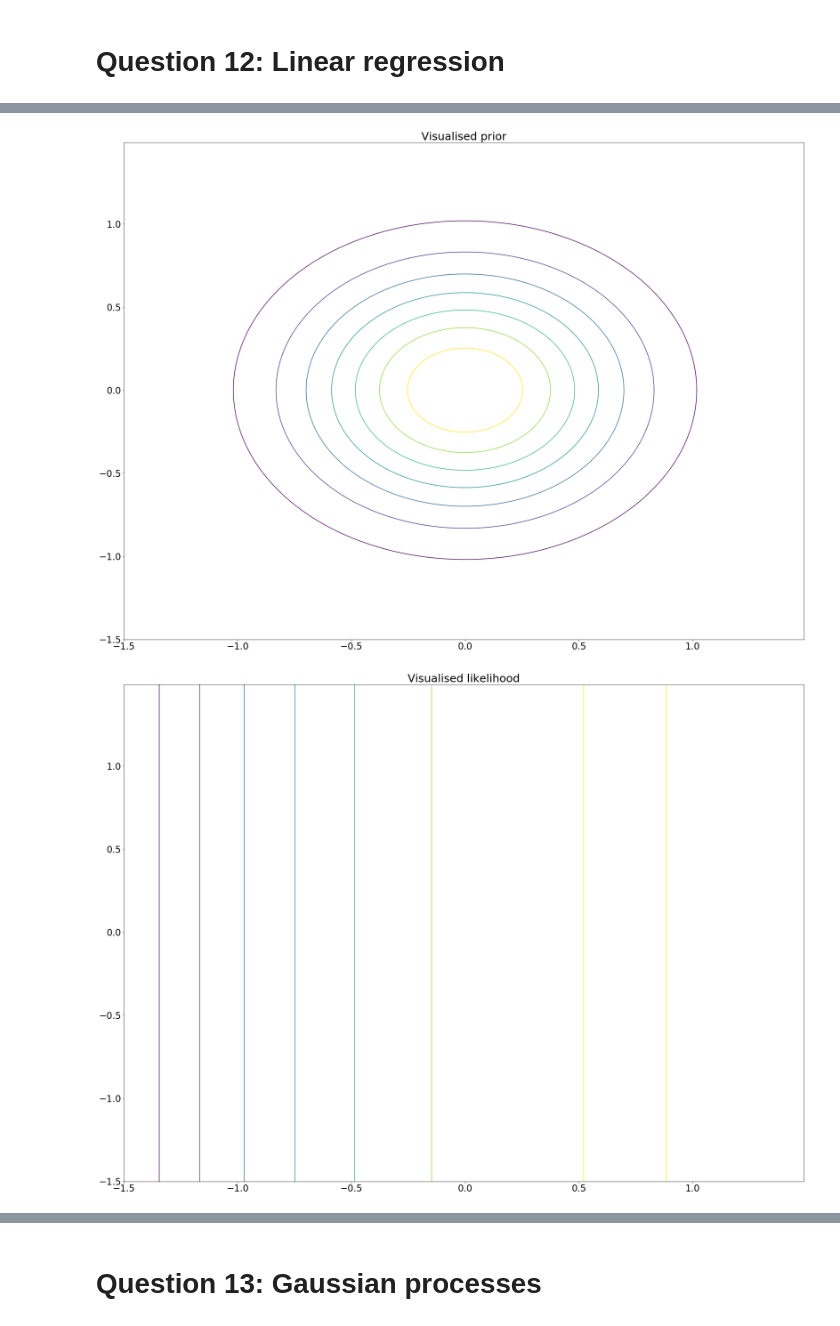
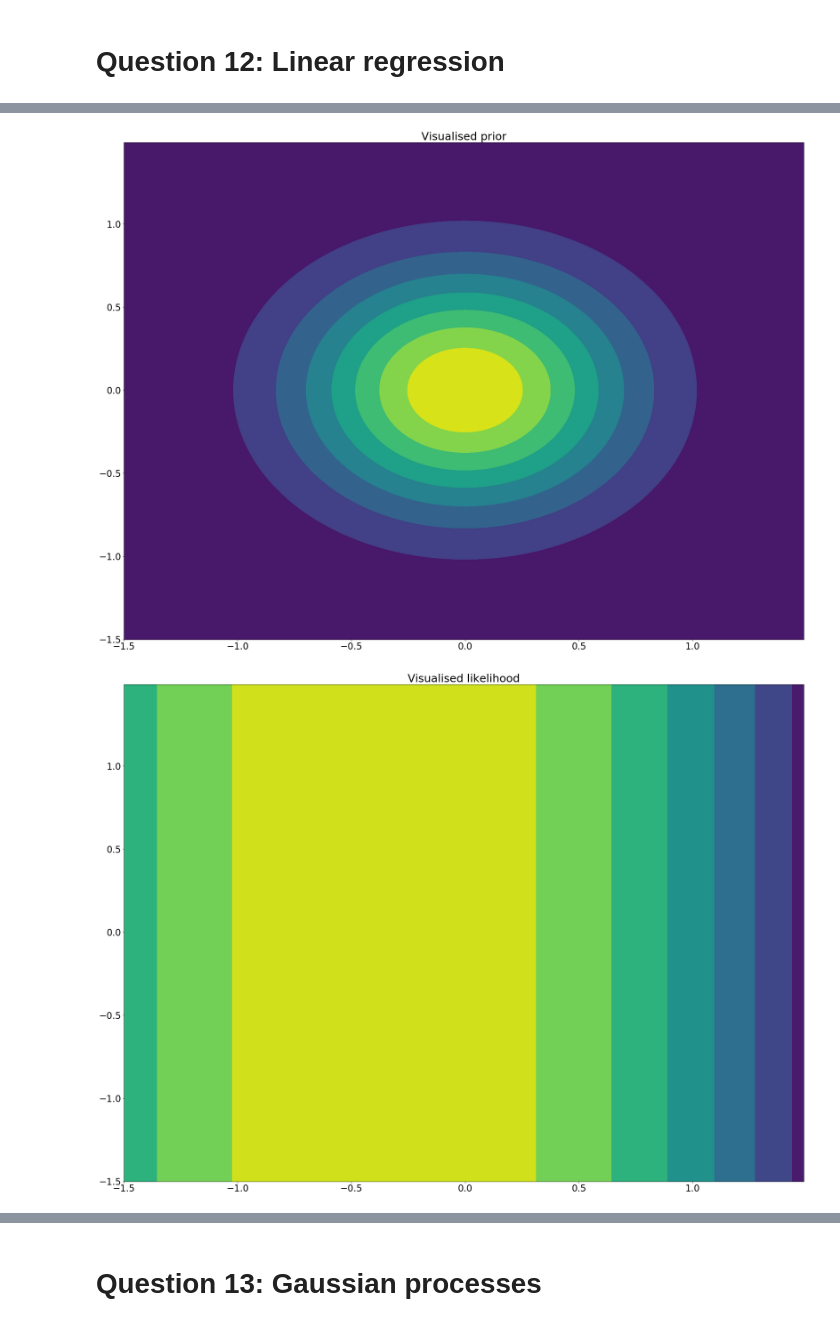
Before and after one commit to Aidan-acad/machineLearningjupNote, a Jupyter notebook: Machine Learning Coursework.ipynb, the cells around one changed output, grey strips where cells are left out. Saved outputs shown, nothing was run; the diff lists cells and outputs as text; code cells hidden in the pictures.

```diff
--- a/Machine Learning Coursework.ipynb
+++ b/Machine Learning Coursework.ipynb
@@ -58,13 +59,13 @@ sampY = [newW[0]*(-1) + newW[1],newW[0]*(1) + newW[1]]
 
 
 plt.figure()
-cs = plt.contour(X,Y,Prior)
+cs = plt.contourf(X,Y,Prior)
 plt.title('Visualised prior')
 plt.figure()
-cs2 = plt.contour(X,Y,Likelihood)
+cs2 = plt.contourf(X,Y,Likelihood)
 plt.title('Visualised likelihood')
 plt.figure()
-cs3 = plt.contour(X,Y,Posterior)
+cs3 = plt.contourf(X,Y,Posterior)
 plt.title('Visualised posterior')
 plt.figure()
 plt.axis([-1,1,-4,4])
@@ -103,10 +104,10 @@ sampY2 = [newW2[0]*(-1) + newW2[1],newW2[0]*(1) + newW2[1]]
 
 
 plt.figure()
-cs5 = plt.contour(X,Y,Likelihood)
+cs5 = plt.contourf(X,Y,Likelihood)
 plt.title('Visualised likelihood')
 plt.figure()
-cs6 = plt.contour(X,Y,Posterior)
+cs6 = plt.contourf(X,Y,Posterior)
 plt.title('Visualised new posterior')
 plt.figure()
 plt.axis([-1,1,-4,4])
@@ -131,34 +132,34 @@ xSamp = np.reshape(xSamp,(-1,1))
 res = np.dot(sample, xSamp)
 xSamp = xSamp.T
 #print(xSamp)
 
 #print(np.shape(sample))
 #print(res)
 Likelihood = mlab.normpdf(X,res,beta)
 Sn = np.linalg.inv(np.linalg.inv([Sn[0,0],Sn[1,1]]*np.identity(2)) + beta*xSamp.T.dot(xSamp))
 Mn = Sn.dot(np.linalg.inv([Sn[0,0],Sn[1,1]]*np.identity(2)).dot(Mn) + beta*xSamp.T.dot([Yi]))
 #Posterior = Likelihood * Posterior
 Posterior = (mlab.bivariate_normal(X,Y,Sn[0,0],Sn[1,1],Mn[0],Mn[1]))
 newW = np.random.multivariate_normal(Mn,Sn)
 newW2 = np.random.multivariate_normal(Mn,Sn)
 
 sampY = [newW[0]*(-1) + newW[1],newW[0]*(1) + newW[1]]
 sampY2 = [newW2[0]*(-1) + newW2[1],newW2[0]*(1) + newW2[1]]
 
 plt.figure()
-cs7 = plt.contour(X,Y,Likelihood)
+cs7 = plt.contourf(X,Y,Likelihood)
 plt.title('Visualised likelihood')
 plt.figure()
-cs8 = plt.contour(X,Y,Posterior)
+cs8 = plt.contourf(X,Y,Posterior)
 plt.title('Visualised new posterior')
 plt.figure()
 plt.axis([-1,1,-4,4])
 plt.plot([-1,1],[sampY[0],sampY[1]],'r')
 plt.plot([-1,1],[sampY2[0],sampY2[1]],'b')
 plt.scatter(-0.65,oldY2)
 plt.scatter(0.89,oldY)
 plt.scatter(0.2,Yi)
 plt.show()
 # %% [output]
-[figure, old version]
+[figure, new version]
-[figure, old version]
+[figure, new version]
```
Also changed, not shown: parts of 7 cells of this notebook.
